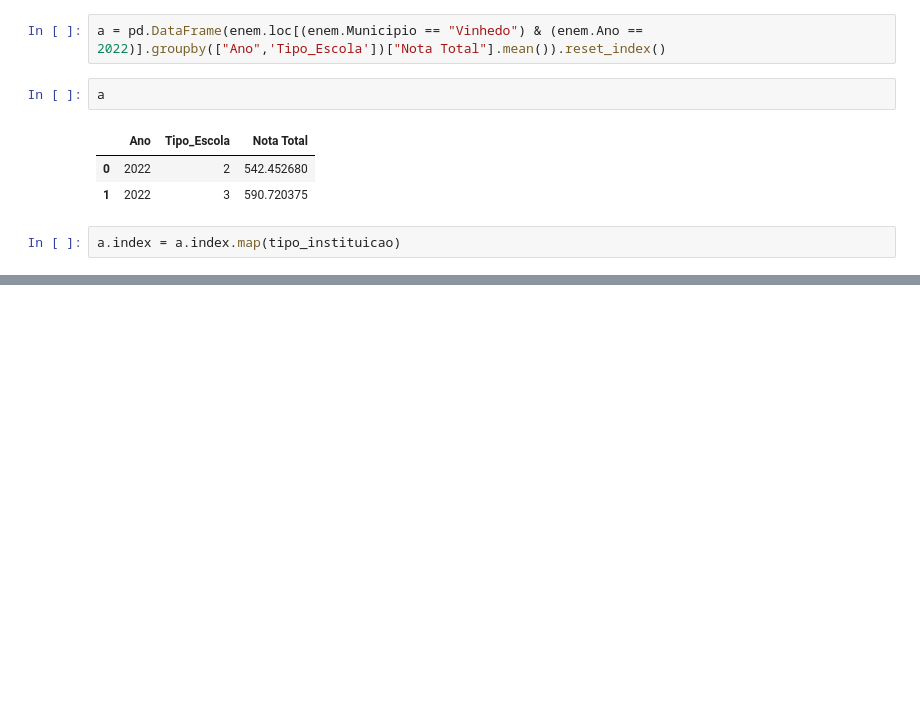
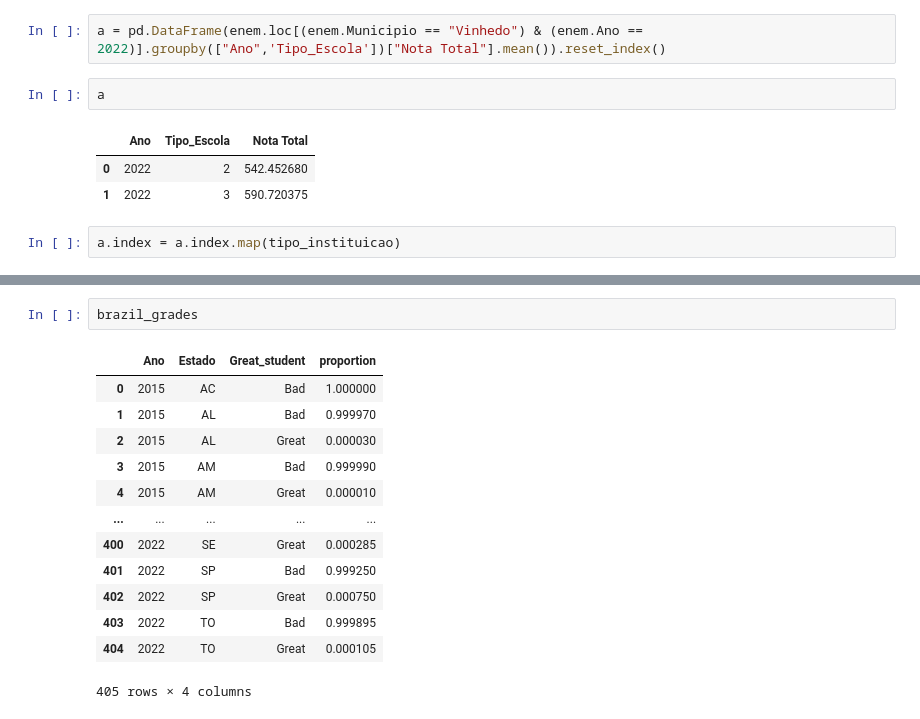
Before and after one commit to LiamFer/ENEM-Analysis, a Jupyter notebook: main_analysis.ipynb, the cells around one changed output, grey strips where cells are left out. Cells and saved outputs as stored; diff of their text form; blank space fills up the shorter version.

```diff
--- a/main_analysis.ipynb
+++ b/main_analysis.ipynb
@@ -508,0 +516,16 @@ a
+# %%
+brazil_grades
+# %% [output]
+|  | Ano | Estado | Great_student | proportion |
+| 0 | 2015 | AC | Bad | 1.000000 |
+| 1 | 2015 | AL | Bad | 0.999970 |
+| 2 | 2015 | AL | Great | 0.000030 |
+| 3 | 2015 | AM | Bad | 0.999990 |
+| 4 | 2015 | AM | Great | 0.000010 |
+| ... | ... | ... | ... | ... |
+| 400 | 2022 | SE | Great | 0.000285 |
+| 401 | 2022 | SP | Bad | 0.999250 |
+| 402 | 2022 | SP | Great | 0.000750 |
+| 403 | 2022 | TO | Bad | 0.999895 |
+| 404 | 2022 | TO | Great | 0.000105 |
+405 rows × 4 columns
```
Also changed, not shown: parts of 11 cells of this notebook, 2 other files.
